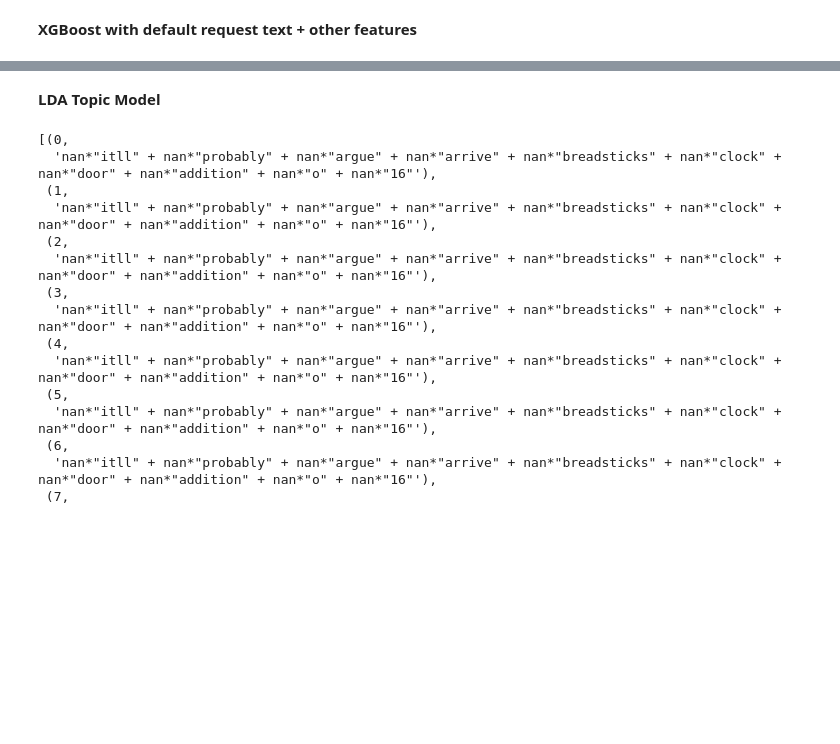
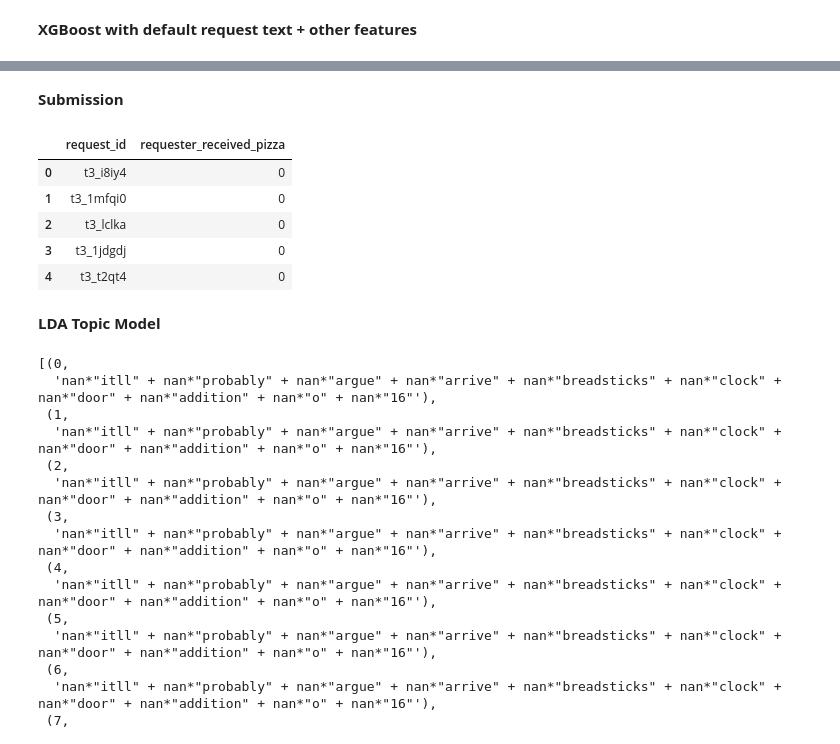
Before and after one commit to W207-Final-Project/feature_engineering, a Jupyter notebook: project_4_preliminary_SH.ipynb, the cells around one changed output, grey strips where cells are left out. Saved outputs shown, nothing was run; the diff lists cells and outputs as text; code cells hidden in the pictures; blank space fills up the shorter version.

Commit message:
added workflow for creating submission

```diff
--- a/project_4_preliminary_SH.ipynb
+++ b/project_4_preliminary_SH.ipynb
@@ -577,0 +543,6 @@ auc score using CountVectorizer & Logistic Regression = 0.4372454690514182
+# %%
+dtest = xgb.DMatrix(sparse.hstack((test_req_bag_of_words
+                         , test_feature
+                        )))
+
+pred = bst.predict(dtest, ntree_limit=bst.best_ntree_limit)
@@ -577,0 +562,13 @@ auc score using CountVectorizer & Logistic Regression = 0.4372454690514182
+# %% [markdown]
+**Submission**
+# %%
+results = pd.DataFrame(np.vstack((test_data_df.request_id, (pred > 0.5).astype(int))).T)
+results.columns = ["request_id", "requester_received_pizza"]
+results.head(5)
+# %% [output]
+|  | request_id | requester_received_pizza |
+| 0 | t3_i8iy4 | 0 |
+| 1 | t3_1mfqi0 | 0 |
+| 2 | t3_lclka | 0 |
+| 3 | t3_1jdgdj | 0 |
+| 4 | t3_t2qt4 | 0 |
```
Also changed, not shown: parts of 22 cells of this notebook.
